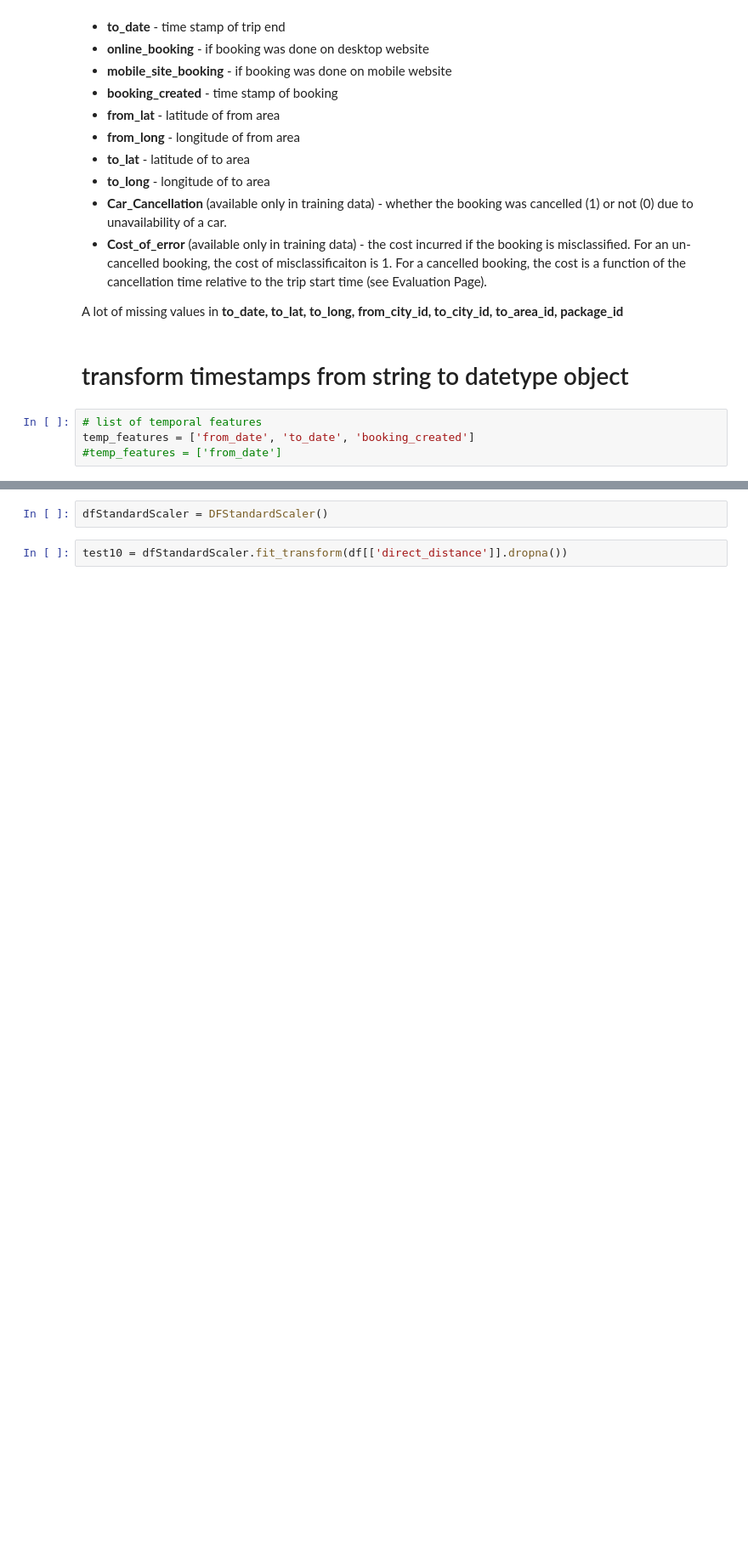
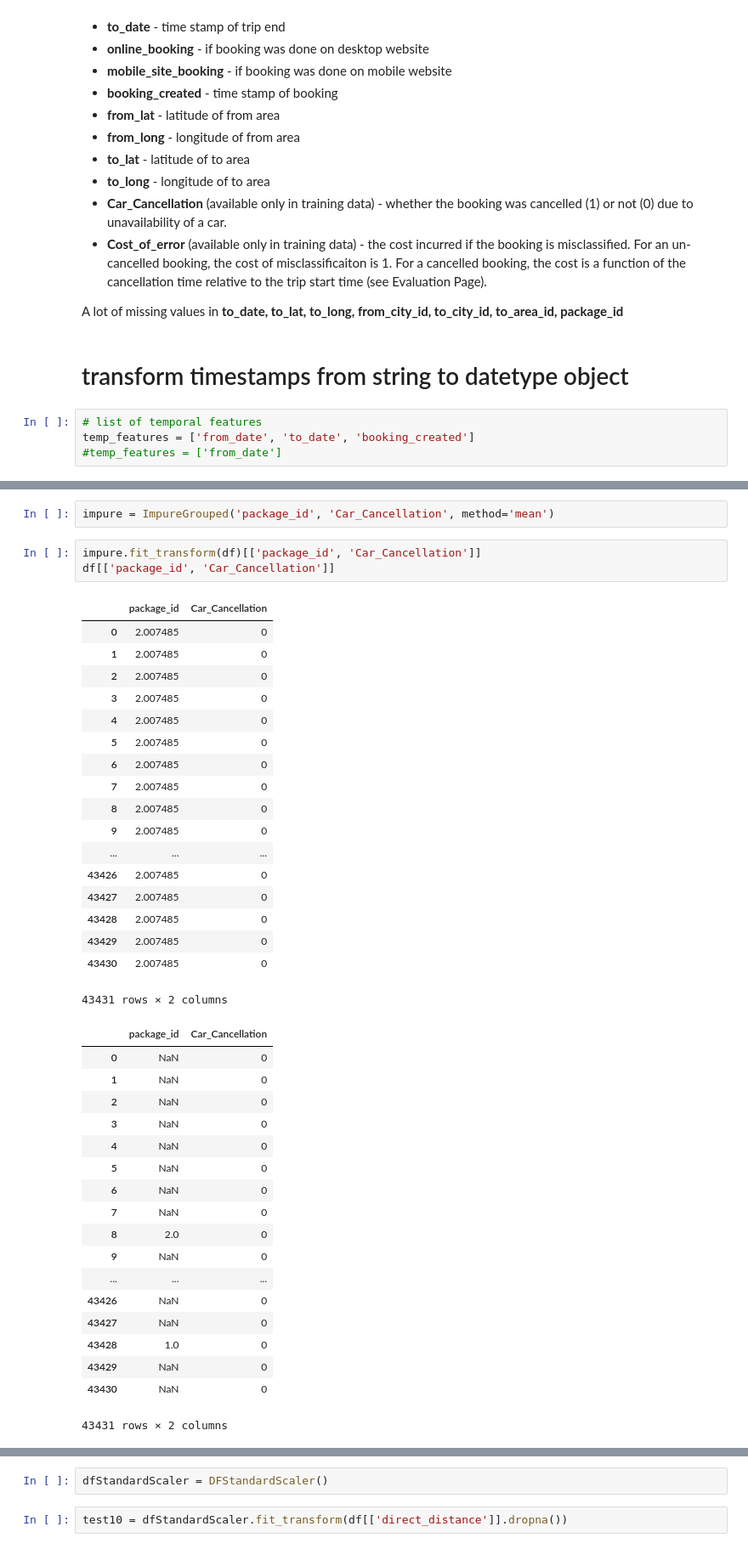
Before and after one commit to Jodahr/CabCancellation, a Jupyter notebook: CabCancellation.ipynb, the cells around one changed output, grey strips where cells are left out. Shown at 85% size. Drawn from its saved outputs; the diff is of its cells as text; blank space fills up the shorter version.

Commit message:
more transformers

```diff
--- a/CabCancellation.ipynb
+++ b/CabCancellation.ipynb
@@ -276,0 +321,42 @@ class DFQuantile(TransformerMixin,NoFit):
+# %%
+impure = ImpureGrouped('package_id', 'Car_Cancellation', method='mean')
+# %%
+impure.fit_transform(df)[['package_id', 'Car_Cancellation']]
+df[['package_id', 'Car_Cancellation']]
+# %% [output]
+|  | package_id | Car_Cancellation |
+| 0 | 2.007485 | 0 |
+| 1 | 2.007485 | 0 |
+| 2 | 2.007485 | 0 |
+| 3 | 2.007485 | 0 |
+| 4 | 2.007485 | 0 |
+| 5 | 2.007485 | 0 |
+| 6 | 2.007485 | 0 |
+| 7 | 2.007485 | 0 |
+| 8 | 2.007485 | 0 |
+| 9 | 2.007485 | 0 |
+| ... | ... | ... |
+| 43426 | 2.007485 | 0 |
+| 43427 | 2.007485 | 0 |
+| 43428 | 2.007485 | 0 |
+| 43429 | 2.007485 | 0 |
+| 43430 | 2.007485 | 0 |
+43431 rows × 2 columns
+|  | package_id | Car_Cancellation |
+| 0 | NaN | 0 |
+| 1 | NaN | 0 |
+| 2 | NaN | 0 |
+| 3 | NaN | 0 |
+| 4 | NaN | 0 |
+| 5 | NaN | 0 |
+| 6 | NaN | 0 |
+| 7 | NaN | 0 |
+| 8 | 2.0 | 0 |
+| 9 | NaN | 0 |
+| ... | ... | ... |
+| 43426 | NaN | 0 |
+| 43427 | NaN | 0 |
+| 43428 | 1.0 | 0 |
+| 43429 | NaN | 0 |
+| 43430 | NaN | 0 |
+43431 rows × 2 columns
```
Also changed, not shown: parts of 4 cells of this notebook.
